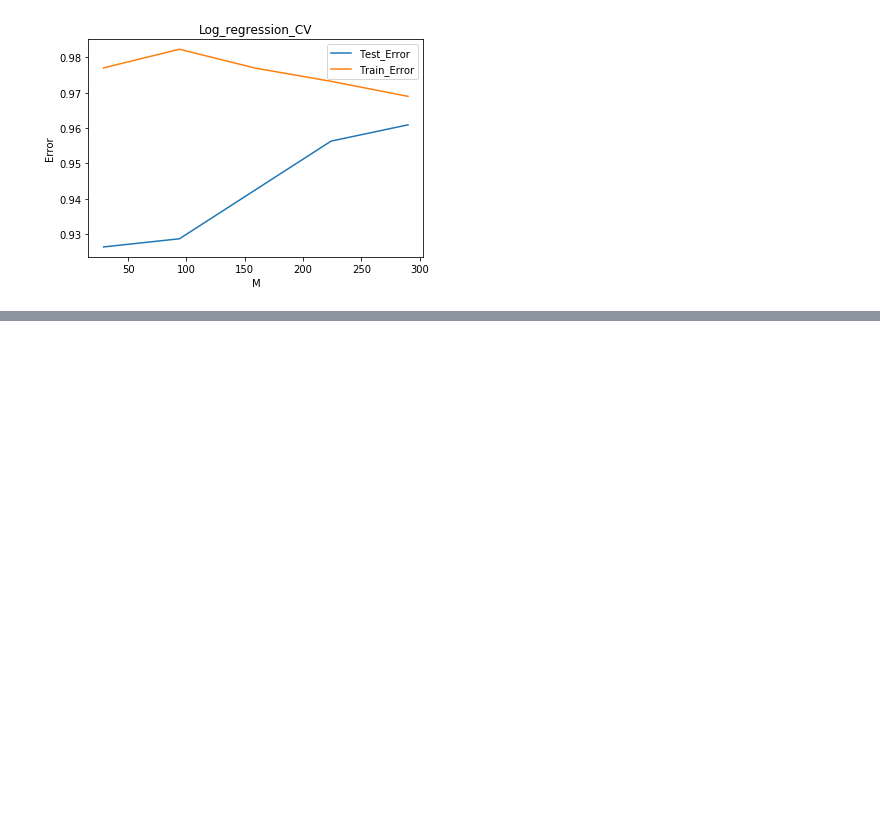
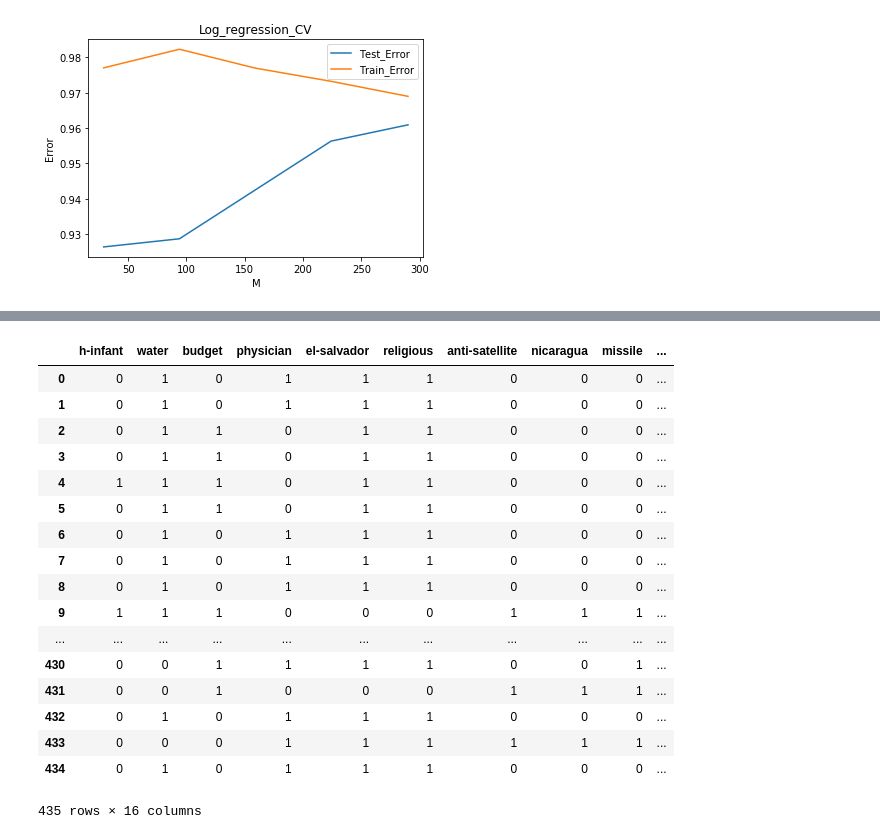
Before and after one commit to Jzbooth/Booth_Metis, a Jupyter notebook: Challenges/Challenge7.ipynb, the cells around one changed output, grey strips where cells are left out. Saved outputs shown, nothing was run; the diff lists cells and outputs as text; code cells hidden in the pictures; blank space fills up the shorter version.

```diff
--- a/Challenges/Challenge7.ipynb
+++ b/Challenges/Challenge7.ipynb
@@ -251,0 +362,21 @@ plt.legend(['Test_Error', 'Train_Error'], loc='best')
+# %%
+X
+# %% [output]
+|  | h-infant | water | budget | physician | el-salvador | religious | anti-satellite | nicaragua | missile | ... |
+| 0 | 0 | 1 | 0 | 1 | 1 | 1 | 0 | 0 | 0 | ... |
+| 1 | 0 | 1 | 0 | 1 | 1 | 1 | 0 | 0 | 0 | ... |
+| 2 | 0 | 1 | 1 | 0 | 1 | 1 | 0 | 0 | 0 | ... |
+| 3 | 0 | 1 | 1 | 0 | 1 | 1 | 0 | 0 | 0 | ... |
+| 4 | 1 | 1 | 1 | 0 | 1 | 1 | 0 | 0 | 0 | ... |
+| 5 | 0 | 1 | 1 | 0 | 1 | 1 | 0 | 0 | 0 | ... |
+| 6 | 0 | 1 | 0 | 1 | 1 | 1 | 0 | 0 | 0 | ... |
+| 7 | 0 | 1 | 0 | 1 | 1 | 1 | 0 | 0 | 0 | ... |
+| 8 | 0 | 1 | 0 | 1 | 1 | 1 | 0 | 0 | 0 | ... |
+| 9 | 1 | 1 | 1 | 0 | 0 | 0 | 1 | 1 | 1 | ... |
+| ... | ... | ... | ... | ... | ... | ... | ... | ... | ... | ... |
+| 430 | 0 | 0 | 1 | 1 | 1 | 1 | 0 | 0 | 1 | ... |
+| 431 | 0 | 0 | 1 | 0 | 0 | 0 | 1 | 1 | 1 | ... |
+| 432 | 0 | 1 | 0 | 1 | 1 | 1 | 0 | 0 | 0 | ... |
+| 433 | 0 | 0 | 0 | 1 | 1 | 1 | 1 | 1 | 1 | ... |
+| 434 | 0 | 1 | 0 | 1 | 1 | 1 | 0 | 0 | 0 | ... |
+435 rows × 16 columns
```
Also changed, not shown: parts of 18 cells of this notebook, 3 other files.
